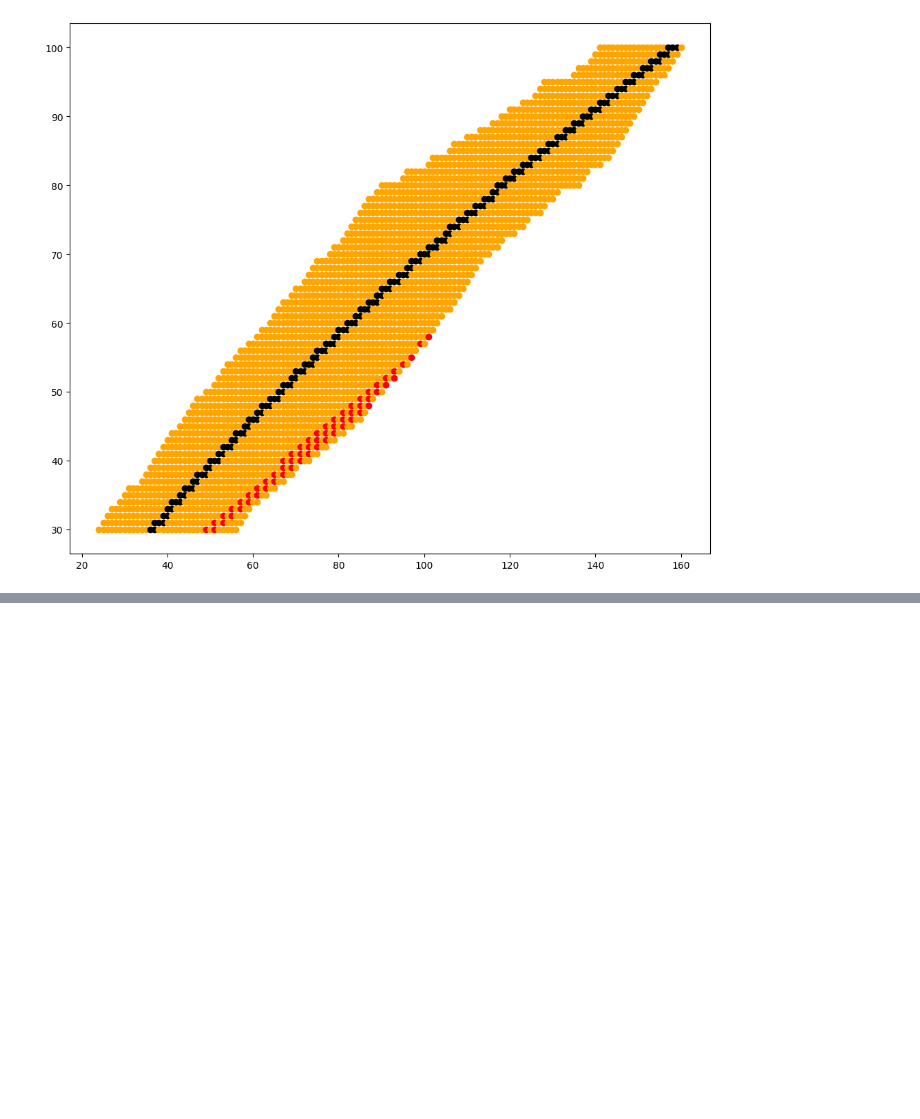
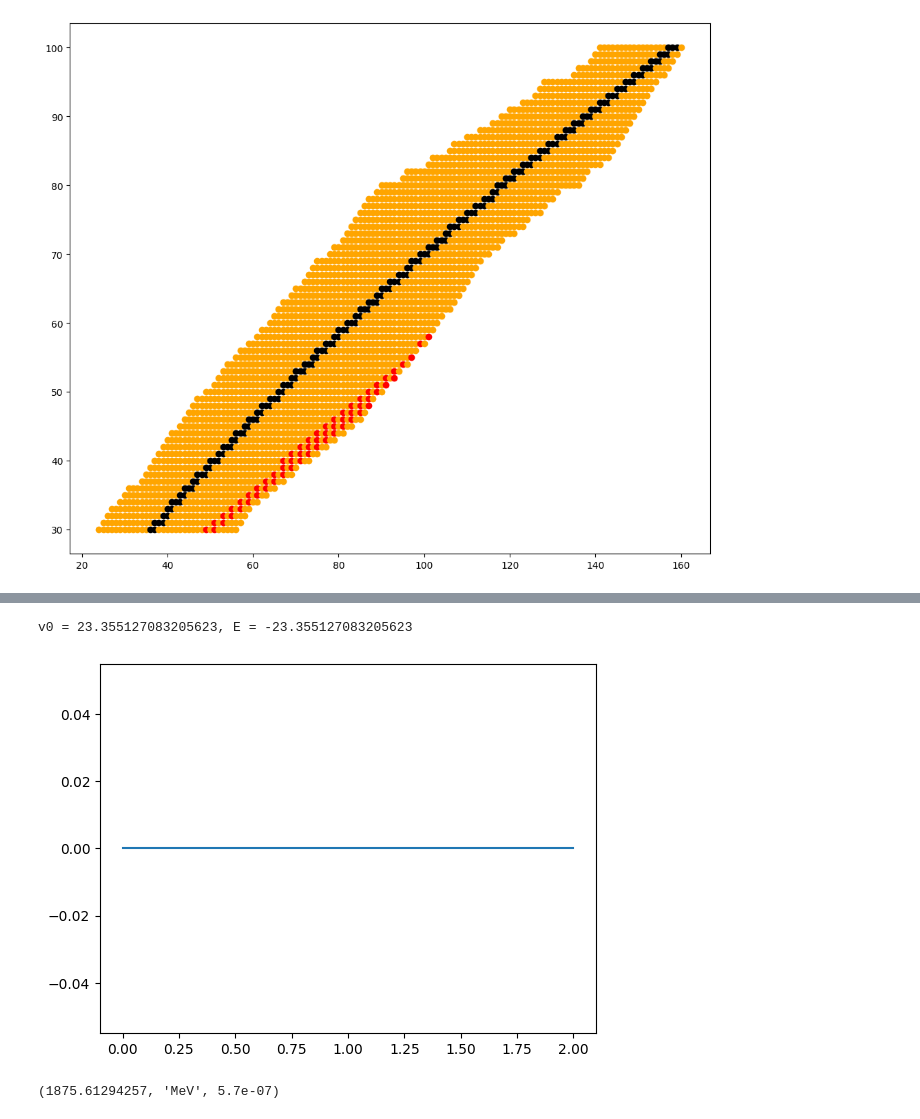
Before and after one commit to mariaheisel99/Studies, a Jupyter notebook: Nuclear_II/exercises.ipynb, the cells around one changed output, grey strips where cells are left out. Drawn from its saved outputs; the diff is of its cells as text; code cells hidden in the pictures; blank space fills up the shorter version.

```diff
--- a/Nuclear_II/exercises.ipynb
+++ b/Nuclear_II/exercises.ipynb
@@ -158,0 +166,7 @@ for a,z,n,z_stabil in zip(df['A'],df['Z'],df['N'],zs):
+# %%
+PC = CO.physical_constants
+hbarc = CO.hbar*CO.c*6.242e27 #eV nm
+me = PC['electron mass energy equivalent in MeV'][0] #in MeV
+mp = PC['proton mass energy equivalent in MeV'][0]
+mn = PC['neutron mass energy equivalent in MeV'][0]
+m = PC['deuteron mass energy equivalent in MeV']
@@ -158,0 +257,25 @@ for a,z,n,z_stabil in zip(df['A'],df['Z'],df['N'],zs):
+# %%
+v0 =z0**2*197.3269788**2/(2*(m[0])*R**2)
+E = -v0-R**2/2.2788626600758284**2*CO.hbar**2*1/(2*m[0])
+# %%
+print(f'v0 = {v0}, E = {E}')
+# %% [output]
+v0 = 23.355127083205623, E = -23.355127083205623
+# %%
+k = np.sqrt((2.*mn/hbarc**2)*(v0+(E)))
+q = np.sqrt((2.*mn/hbarc**2)*(E))
+
+r_out = np.linspace(R,6,1000)
+r_in = np.linspace(0,R,1000)
+u1 = np.sin(k*r_in)
+u2 = np.exp(-q*r_out)
+
+plt.plot(r_in,u1)
+plt.plot(r_out,u2)
+plt.show()
+# %% [output]
+[figure, added]
+# %%
+m
+# %% [output]
+(1875.61294257, 'MeV', 5.7e-07)
```
Also changed, not shown: parts of 18 cells of this notebook.
